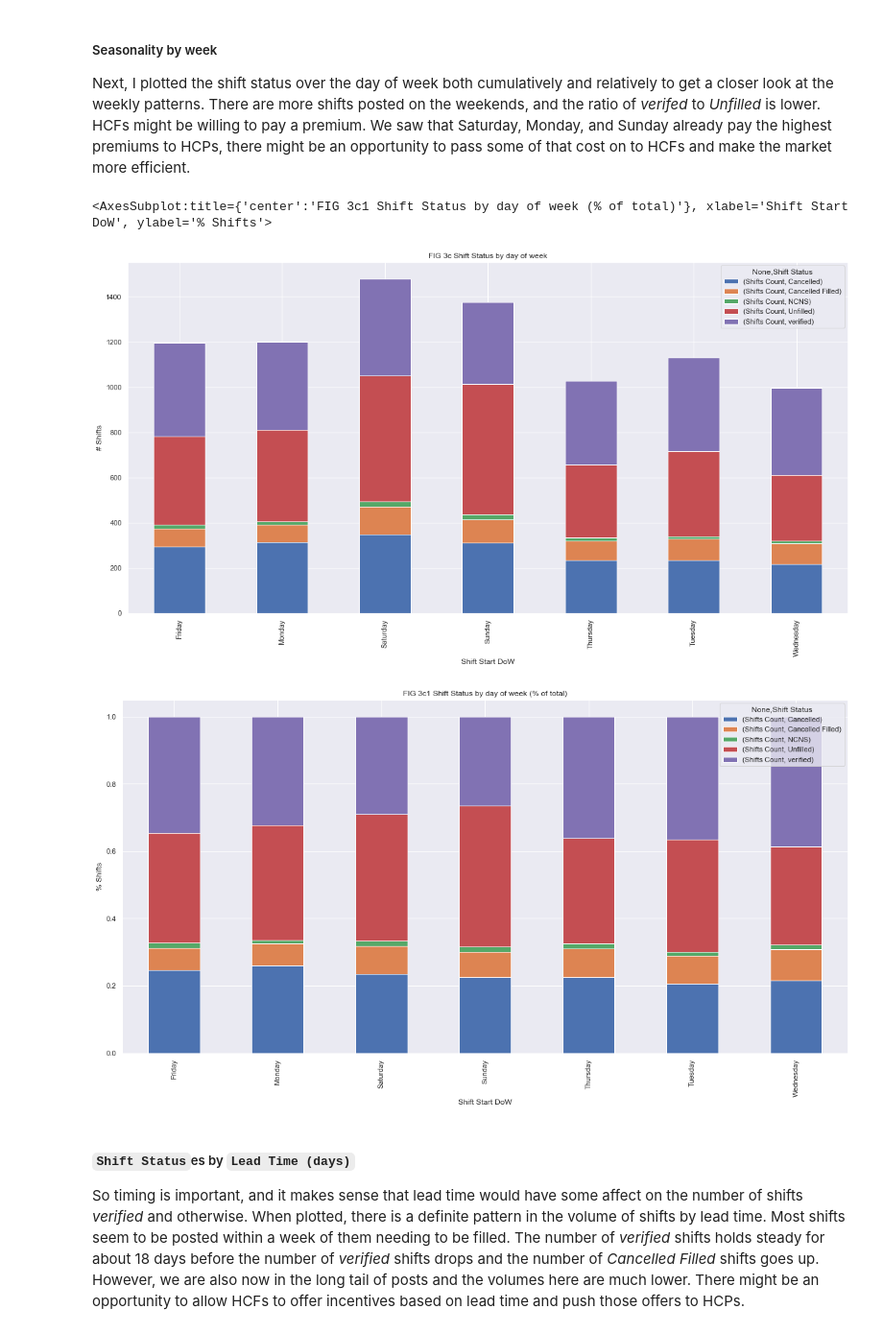
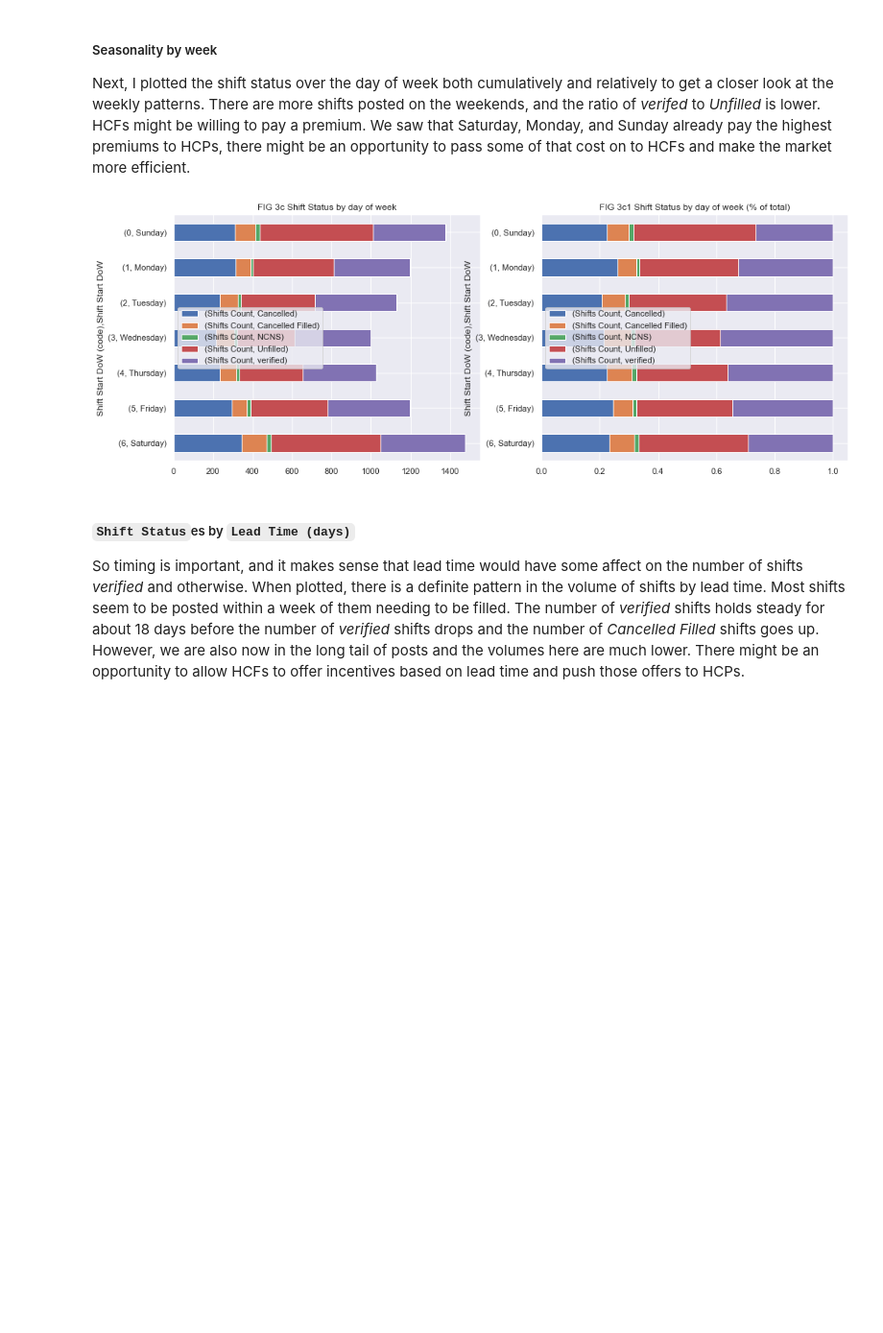
Before and after one commit to bootstrapt/clipboard-health-wbd-notebook, a Jupyter notebook: pricing_wbd.ipynb, the cells around one changed output. Shown at 96% size. Drawn from its saved outputs; the diff is of its cells as text; code cells hidden in the pictures; blank space fills up the shorter version.

```diff
--- a/pricing_wbd.ipynb
+++ b/pricing_wbd.ipynb
@@ -241,9 +242,9 @@ for c in category_columns:
 
 # FIG 2
 ## create translation dict {agent_type: mode charge_rate_hourly} (see references [2] for source of mode equation)
-mode_crh_by_hcp = dict(tr_shift_data.query('hcp_id != ""').groupby('hcp_id')['charge_rate_hourly'].agg(lambda x: scipy.stats.mode(x)[0]).round(2))
+mode_crh_by_hcp = dict(tr_shift_data.query('hcp_id != ""').groupby('hcp_id')['charge_rate_hourly'].agg(lambda x: stats.mode(x)[0]).round(2))
 mode_crh_by_hcp[''] = 0
-mode_crh_by_hcp_hcf = dict(tr_shift_data.query('hcp_id != ""').groupby(['hcp_id', 'hcf_id'])['charge_rate_hourly'].agg(lambda x: scipy.stats.mode(x)[0]).round(2))
+mode_crh_by_hcp_hcf = dict(tr_shift_data.query('hcp_id != ""').groupby(['hcp_id', 'hcf_id'])['charge_rate_hourly'].agg(lambda x: stats.mode(x)[0]).round(2))
 mode_crh_by_hcp_hcf[''] = 0
 
 ## add columns with mean/mode charge rates (for verified shift calulated by agent type)
@@ -570,17 +572,21 @@ shift_status_by_day_pt.plot.area(figsize=(20,10), ylabel='% Shifts', title='FIG
 Next, I plotted the shift status over the day of week both cumulatively and relatively to get a closer look at the weekly patterns. There are more shifts posted on the weekends, and the ratio of _verifed_ to _Unfilled_ is lower. HCFs might be willing to pay a premium. We saw that Saturday, Monday, and Sunday already pay the highest premiums to HCPs, there might be an opportunity to pass some of that cost on to HCFs and make the market more efficient.
 # %%
 # FIG 3c Shift Status by day of week
+fig, axes = plt.subplots(nrows=1, ncols=2)
 shift_status_by_dow = tr_shift_data[['Shift Start DoW (code)', 'Shift Start DoW', 'Shift Status']].value_counts().rename('Shifts Count').to_frame()
-shift_status_by_dow_pt = shift_status_by_dow.pivot_table(index=['Shift Start DoW'], columns=['Shift Status'], values=['Shifts Count'], aggfunc=np.sum).fillna(0.0).apply(np.int64)
-shift_status_by_dow_pt.plot.bar(figsize=(20,10), stacked=True, ylabel='# Shifts', title='FIG 3c Shift Status by day of week')
+shift_status_by_dow_pt = shift_status_by_dow.pivot_table(index=['Shift Start DoW (code)', 'Shift Start DoW'], columns=['Shift Status'], values=['Shifts Count'], aggfunc=np.sum).fillna(0.0).apply(np.int64)
+shift_status_by_dow_pt.plot(kind='barh', ax = axes[0], figsize=(16, 6), stacked=True, ylabel='# Shifts', title='FIG 3c Shift Status by day of week').invert_yaxis()
 
 # FIG 3c1 Shift Status by day of week (% of total)
-shift_status_by_dow_pt = shift_status_by_dow_pt.divide(shift_status_by_dow_pt.sum(axis=1), axis=0)
-shift_status_by_dow_pt.plot.bar(figsize=(20,10), stacked=True, ylabel='% Shifts', title='FIG 3c1 Shift Status by day of week (% of total)')
+shift_status_by_dow_pct_pt = shift_status_by_dow_pt.divide(shift_status_by_dow_pt.sum(axis=1), axis=0)
+shift_status_by_dow_pct_pt.plot(kind='barh', ax = axes[1], figsize=(16, 6), stacked=True, ylabel='% Shifts', title='FIG 3c1 Shift Status by day of week (% of total)').invert_yaxis()
+
+axes[0].legend(loc='center left')
+axes[1].legend(loc='center left')
+
+plt.show()
 # %% [output]
-<AxesSubplot:title={'center':'FIG 3c1 Shift Status by day of week (% of total)'}, xlabel='Shift Start DoW', ylabel='% Shifts'>
-[figure, old version]
+[figure, new version]
-[figure, removed]
 # %% [markdown]
 ##### `Shift Status`es by `Lead Time (days)`
 So timing is important, and it makes sense that lead time would have some affect on the number of shifts _verified_ and otherwise. When plotted, there is a definite pattern in the volume of shifts by lead time. Most shifts seem to be posted within a week of them needing to be filled. The number of _verified_ shifts holds steady for about 18 days before the number of _verified_ shifts drops and the number of _Cancelled Filled_ shifts goes up. However, we are also now in the long tail of posts and the volumes here are much lower. There might be an opportunity to allow HCFs to offer incentives based on lead time and push those offers to HCPs.
```
Also changed, not shown: parts of 13 cells of this notebook.
